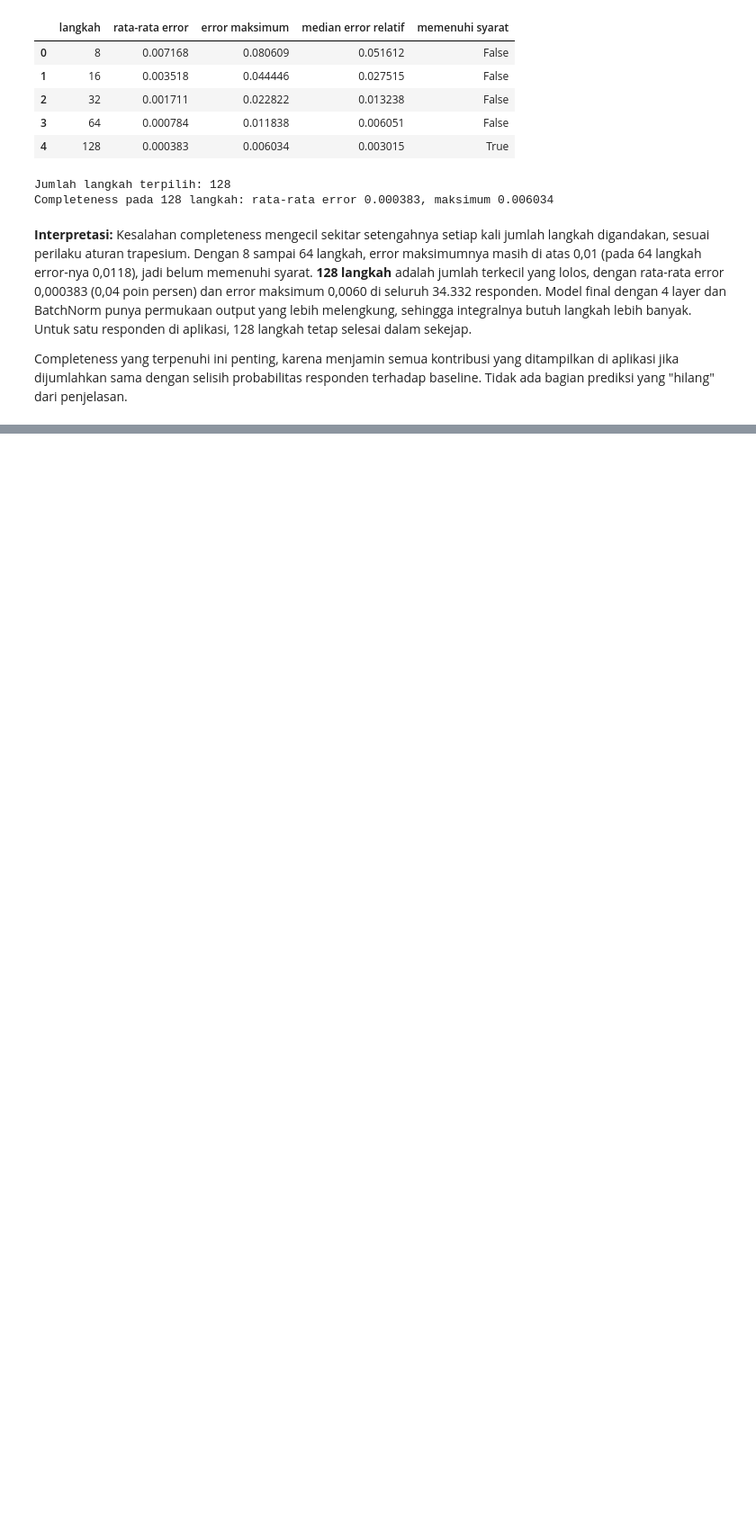
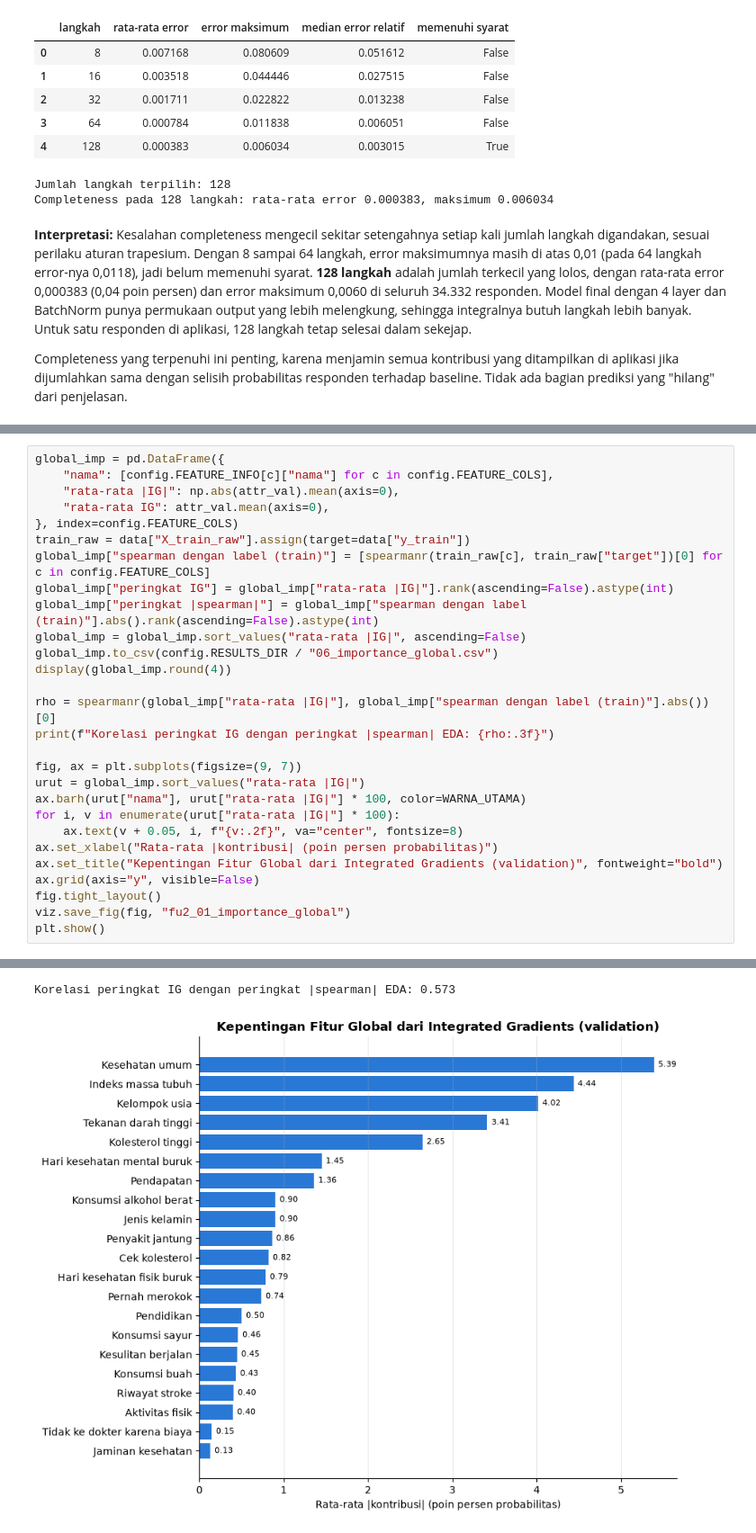
Before and after one commit to felix-malvin/mythos-diabetes-risk-mlp, a Jupyter notebook: notebooks/06_fitur_unik_explainability.ipynb, the cells around one changed output, grey strips where cells are left out. Shown at 90% size. Saved outputs shown, nothing was run; the diff lists cells and outputs as text; blank space fills up the shorter version.

Commit message:
Fitur 2: Feature Importance global

```diff
--- a/notebooks/06_fitur_unik_explainability.ipynb
+++ b/notebooks/06_fitur_unik_explainability.ipynb
@@ -163,0 +168,29 @@ Completeness yang terpenuhi ini penting, karena menjamin semua kontribusi yang d
+# %%
+global_imp = pd.DataFrame({
+    "nama": [config.FEATURE_INFO[c]["nama"] for c in config.FEATURE_COLS],
+    "rata-rata |IG|": np.abs(attr_val).mean(axis=0),
+    "rata-rata IG": attr_val.mean(axis=0),
+}, index=config.FEATURE_COLS)
+train_raw = data["X_train_raw"].assign(target=data["y_train"])
+global_imp["spearman dengan label (train)"] = [spearmanr(train_raw[c], train_raw["target"])[0] for c in config.FEATURE_COLS]
+global_imp["peringkat IG"] = global_imp["rata-rata |IG|"].rank(ascending=False).astype(int)
+global_imp["peringkat |spearman|"] = global_imp["spearman dengan label (train)"].abs().rank(ascending=False).astype(int)
+global_imp = global_imp.sort_values("rata-rata |IG|", ascending=False)
+global_imp.to_csv(config.RESULTS_DIR / "06_importance_global.csv")
+display(global_imp.round(4))
+
+rho = spearmanr(global_imp["rata-rata |IG|"], global_imp["spearman dengan label (train)"].abs())[0]
+print(f"Korelasi peringkat IG dengan peringkat |spearman| EDA: {rho:.3f}")
+
+fig, ax = plt.subplots(figsize=(9, 7))
+urut = global_imp.sort_values("rata-rata |IG|")
+ax.barh(urut["nama"], urut["rata-rata |IG|"] * 100, color=WARNA_UTAMA)
+for i, v in enumerate(urut["rata-rata |IG|"] * 100):
+    ax.text(v + 0.05, i, f"{v:.2f}", va="center", fontsize=8)
+ax.set_xlabel("Rata-rata |kontribusi| (poin persen probabilitas)")
+ax.set_title("Kepentingan Fitur Global dari Integrated Gradients (validation)", fontweight="bold")
+ax.grid(axis="y", visible=False)
+fig.tight_layout()
+viz.save_fig(fig, "fu2_01_importance_global")
+plt.show()
+# %% [output]
@@ -163,0 +214,2 @@ Completeness yang terpenuhi ini penting, karena menjamin semua kontribusi yang d
+Korelasi peringkat IG dengan peringkat |spearman| EDA: 0.573
+[figure, added]
```
Also changed, not shown: parts of 2 cells of this notebook, 2 other files.
